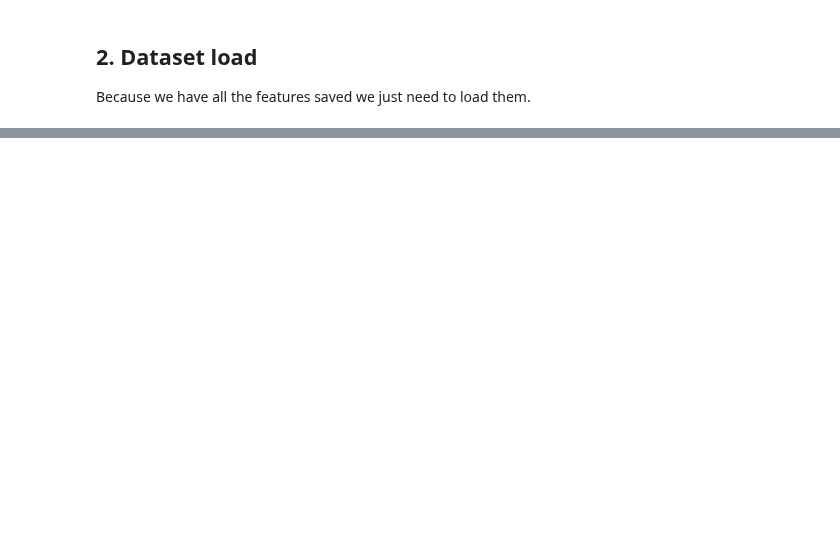
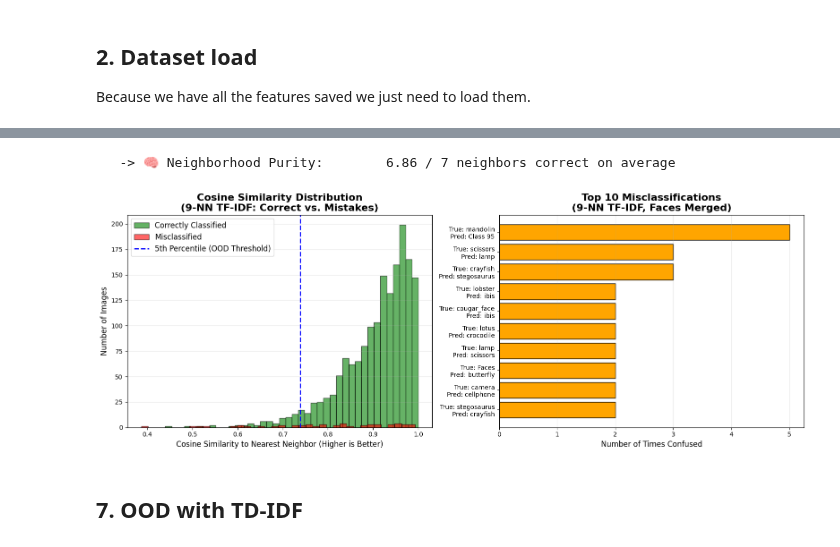
Before and after one commit to xMyrine/Obstacle-detection, a Jupyter notebook: notes/m13_OOD_KNN_Detection.ipynb, the cells around one changed output, grey strips where cells are left out. Drawn from its saved outputs; the diff is of its cells as text; code cells hidden in the pictures; blank space fills up the shorter version.

```diff
--- a/notes/m13_OOD_KNN_Detection.ipynb
+++ b/notes/m13_OOD_KNN_Detection.ipynb
@@ -72,0 +494,2 @@ except FileNotFoundError as e:
+# %%
+ood_feats_np = to_numpy_array(ood_features)
@@ -72,0 +648,18 @@ except FileNotFoundError as e:
+# %%
+all_sims = np.array(correct_sims + incorrect_sims)
+accuracy = (correct_count / len(test_tfidf)) * 100
+
+# ==========================================
+# 🏆 THE ADVANCED STATISTICS (SIMILARITY) 🏆
+# ==========================================
+print("\n========================================================")
+print(f"🎯 TF-IDF {K_NN}-NN ACCURACY: {accuracy:.2f}% ({correct_count}/{len(test_tfidf)} correct)")
+print("========================================================")
+print("📊 OVERALL SIMILARITY METRICS (OOD THRESHOLDS):")
+print(f"   -> 5th Percentile Similarity:    {np.percentile(all_sims, 5):.4f}  <-- BELOW this is OOD!")
+print(f"   -> 1st Percentile Similarity:    {np.percentile(all_sims, 1):.4f}  <-- Absolute alien!")
+print("--------------------------------------------------------")
+print("✅ CORRECT PREDICTIONS:")
+print(f"   -> Highest Similarity (Most Sure):  {np.max(correct_sims):.4f}")
+print(f"   -> Average (Mean) Similarity:       {np.mean(correct_sims):.4f}")
+print(f"   -> Lowest Similarity (Least Sure):  {np.min(correct_sims):.4f}")
@@ -72,0 +678,49 @@ except FileNotFoundError as e:
+# %%
+if len(correct_neighbor_counts) > 0:
+    avg_correct_neighbors = np.mean(correct_neighbor_counts)
+    print(f"   -> 🧠 Neighborhood Purity:        {avg_correct_neighbors:.2f} / {K_NN} neighbors correct on average")
+# %% [output]
+   -> 🧠 Neighborhood Purity:        6.86 / 7 neighbors correct on average
+# %%
+fig, (ax1, ax2) = plt.subplots(1, 2, figsize=(16, 6))
+
+# --- PLOT 1: Similarity Distributions ---
+ax1.hist(correct_sims, bins=40, alpha=0.6, color='green', edgecolor='black', label='Correctly Classified')
+if len(incorrect_sims) > 0:
+    ax1.hist(incorrect_sims, bins=40, alpha=0.6, color='red', edgecolor='black', label='Misclassified')
+
+# The OOD Threshold line is now on the LEFT side of the graph
+ood_threshold = np.percentile(all_sims, 5)
+ax1.axvline(ood_threshold, color='blue', linestyle='dashed', linewidth=2, label='5th Percentile (OOD Threshold)')
+ax1.set_title(f"Cosine Similarity Distribution\n({K_NN}-NN TF-IDF: Correct vs. Mistakes)", fontsize=16, fontweight='bold')
+ax1.set_xlabel("Cosine Similarity to Nearest Neighbor (Higher is Better)", fontsize=12)
+ax1.set_ylabel("Number of Images", fontsize=12)
+ax1.legend(fontsize=12)
+ax1.grid(axis='y', alpha=0.3)
+
+# --- PLOT 2: Top Confusions ---
+if len(confusion_pairs) > 0:
+    mistake_counts = Counter(confusion_pairs).most_common(10)
+
+    def get_class_name(idx):
+        if idx < len(class_names):
+            return class_names[idx]
+        return f"Class {idx}"
+
+    pair_labels = [f"True: {get_class_name(true)}\nPred: {get_class_name(pred)}" for (true, pred), count in mistake_counts]
+    counts = [count for (true, pred), count in mistake_counts]
+
+    ax2.barh(pair_labels[::-1], counts[::-1], color='orange', edgecolor='black')
+    ax2.set_title(f"Top 10 Misclassifications\n({K_NN}-NN TF-IDF, Faces Merged)", fontsize=16, fontweight='bold')
+    ax2.set_xlabel("Number of Times Confused", fontsize=12)
+    ax2.grid(axis='x', alpha=0.3)
+else:
+    ax2.text(0.5, 0.5, 'No Mistakes Found!', ha='center', va='center', fontsize=20)
+    ax2.axis('off')
+
+plt.tight_layout()
+plt.show()
+# %% [output]
+[figure, added]
+# %% [markdown]
+## **7. OOD with TD-IDF**
```
Also changed, not shown: parts of 75 cells of this notebook.
